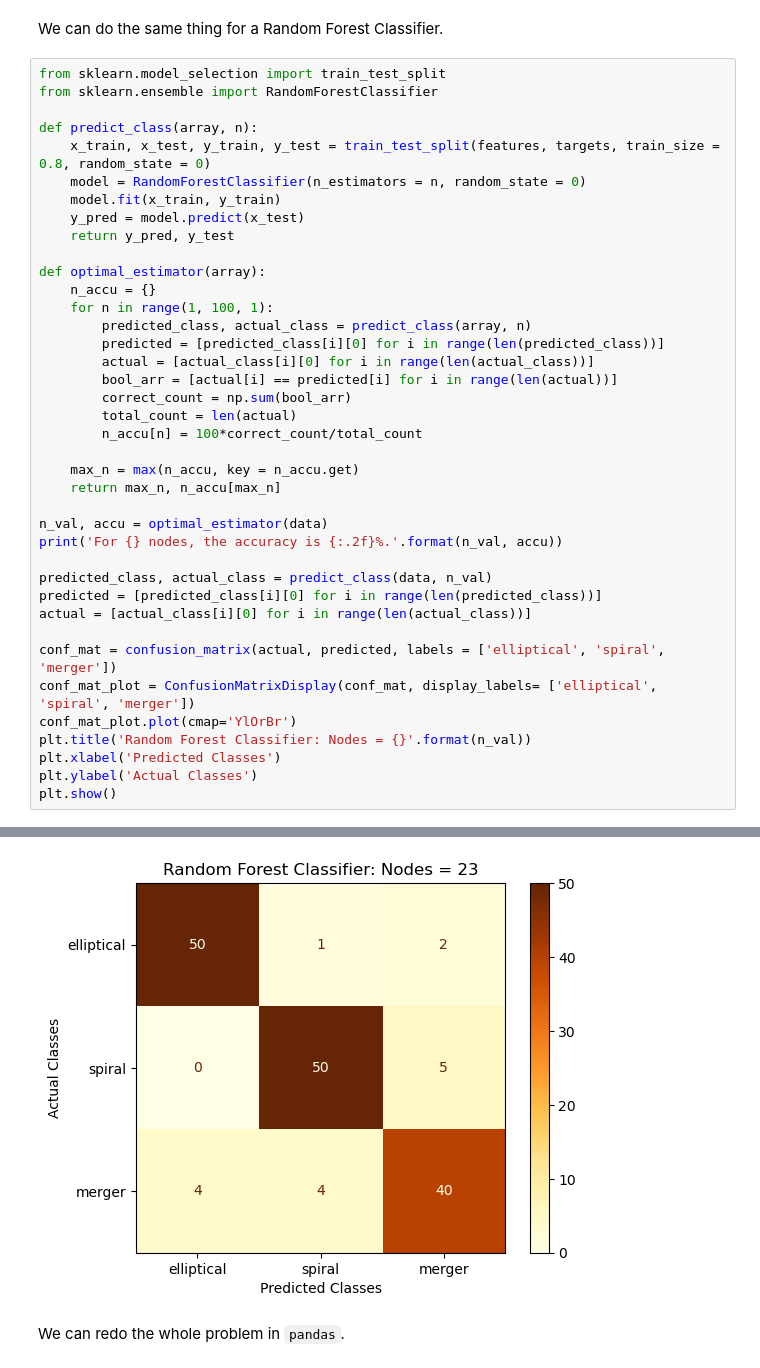
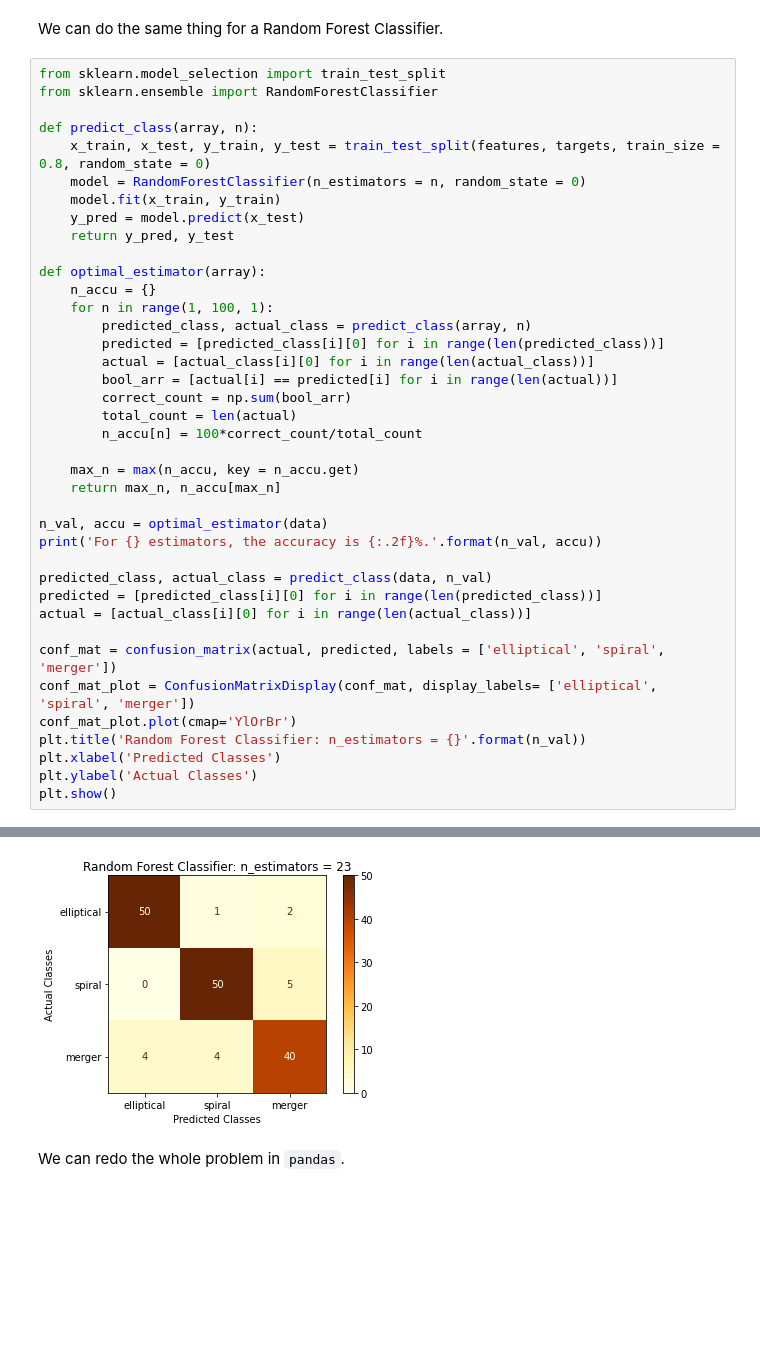
Before and after one commit to xxtofff/App_Physics_157, a Jupyter notebook: Lab Assignments/AP157_lab_assignment_A2.ipynb, the cells around one changed output, grey strips where cells are left out. Saved outputs shown, nothing was run; the diff lists cells and outputs as text; blank space fills up the shorter version.

```diff
--- a/Lab Assignments/AP157_lab_assignment_A2.ipynb
+++ b/Lab Assignments/AP157_lab_assignment_A2.ipynb
@@ -224,36 +224,36 @@ def predict_class(array, n):
     return y_pred, y_test
 
 def optimal_estimator(array):
     n_accu = {}
     for n in range(1, 100, 1):
         predicted_class, actual_class = predict_class(array, n)
         predicted = [predicted_class[i][0] for i in range(len(predicted_class))]
         actual = [actual_class[i][0] for i in range(len(actual_class))]
         bool_arr = [actual[i] == predicted[i] for i in range(len(actual))]
         correct_count = np.sum(bool_arr)
         total_count = len(actual)
         n_accu[n] = 100*correct_count/total_count
 
     max_n = max(n_accu, key = n_accu.get)
     return max_n, n_accu[max_n]
 
 n_val, accu = optimal_estimator(data)
-print('For {} nodes, the accuracy is {:.2f}%.'.format(n_val, accu))
+print('For {} estimators, the accuracy is {:.2f}%.'.format(n_val, accu))
 
 predicted_class, actual_class = predict_class(data, n_val)
 predicted = [predicted_class[i][0] for i in range(len(predicted_class))]
 actual = [actual_class[i][0] for i in range(len(actual_class))]
 
 conf_mat = confusion_matrix(actual, predicted, labels = ['elliptical', 'spiral', 'merger'])
 conf_mat_plot = ConfusionMatrixDisplay(conf_mat, display_labels= ['elliptical', 'spiral', 'merger'])
 conf_mat_plot.plot(cmap='YlOrBr')
-plt.title('Random Forest Classifier: Nodes = {}'.format(n_val))
+plt.title('Random Forest Classifier: n_estimators = {}'.format(n_val))
 plt.xlabel('Predicted Classes')
 plt.ylabel('Actual Classes')
 plt.show()
 # %% [output]
 For 23 nodes, the accuracy is 89.74%.
-[figure, old version]
+[figure, new version]
 # %% [markdown]
 We can redo the whole problem in `pandas`.
 # %%
```
Also changed, not shown: parts of 6 cells of this notebook, 7 other files.
